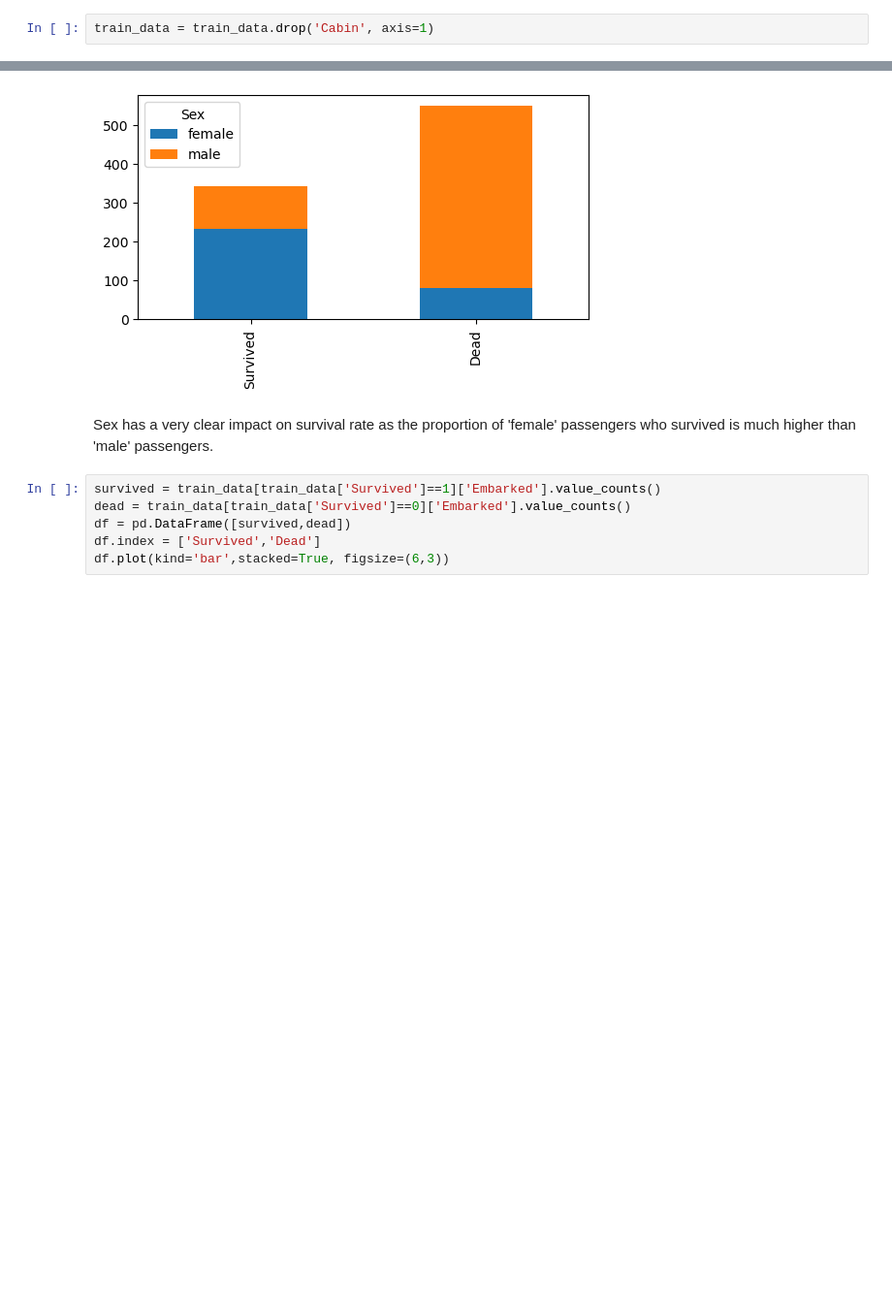
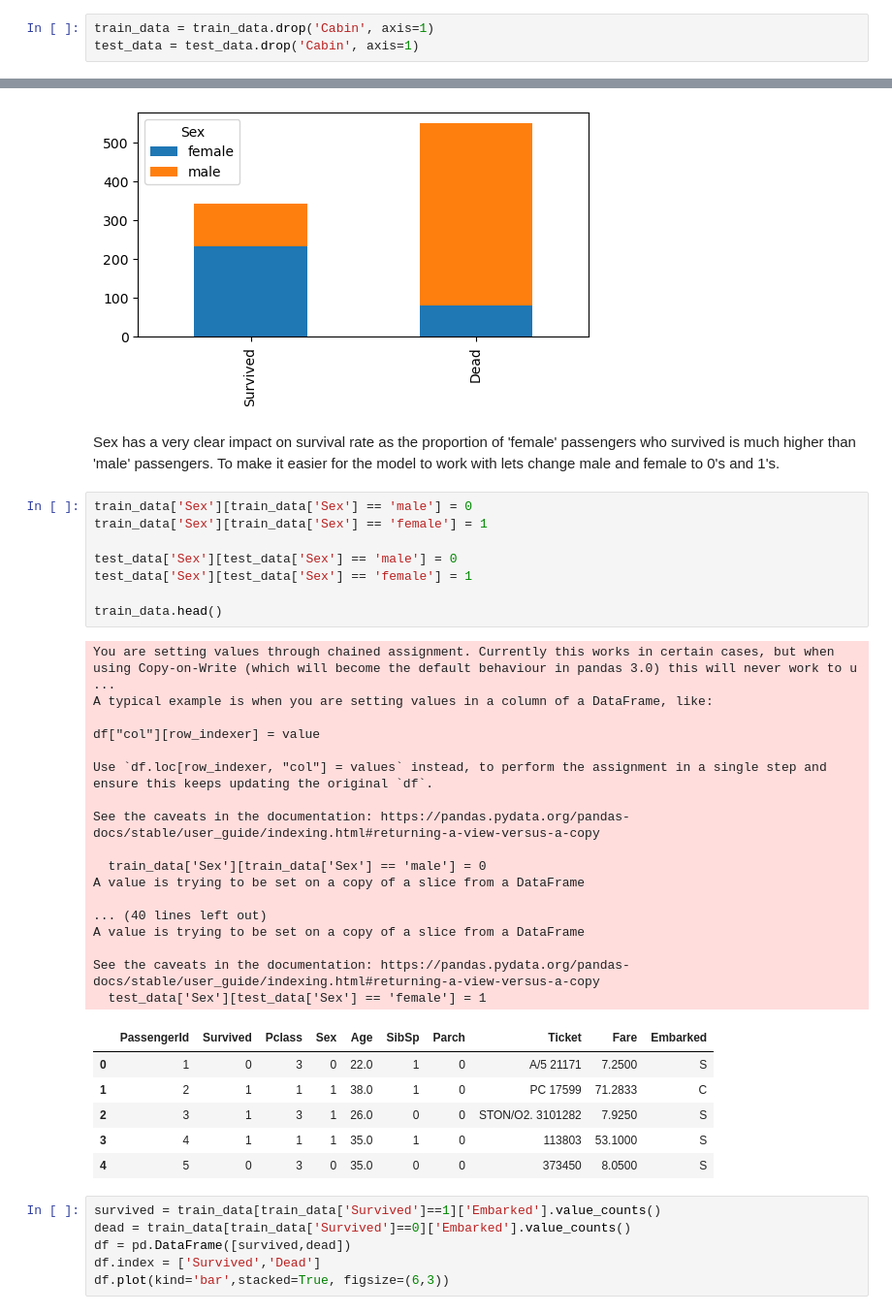
Before and after one commit to danielvasilevko/DataScience_Projects, a Jupyter notebook: Titanic_Survival_Model/Titanic_Survive.ipynb, the cells around one changed output, grey strips where cells are left out. Shown at 97% size. Saved outputs shown, nothing was run; the diff lists cells and outputs as text; blank space fills up the shorter version.

```diff
--- a/Titanic_Survival_Model/Titanic_Survive.ipynb
+++ b/Titanic_Survival_Model/Titanic_Survive.ipynb
@@ -97,6 +109,7 @@ From the look of things the category with the most Null elements is cabin. Now t
 The other category with a lot of nulls is Age. However, considering that 80% of the data is intact and usable the ratio of survivors to dead should be accurately reflected in this category and thus it stays.
 # %%
 train_data = train_data.drop('Cabin', axis=1)
+test_data = test_data.drop('Cabin', axis=1)
 # %% [markdown]
 Now that the data is clean we can see the correlations between each remaining category and whether the person survived. We will first do Qualitative Data then move on to Quantitaive data.
 # %%
@@ -121,7 +134,39 @@ df.plot(kind='bar',stacked=True, figsize=(6,3))
 <Axes: >
 [figure]
 # %% [markdown]
-Sex has a very clear impact on survival rate as the proportion of 'female' passengers who survived is much higher than 'male' passengers.
+Sex has a very clear impact on survival rate as the proportion of 'female' passengers who survived is much higher than 'male' passengers. To make it easier for the model to work with lets change male and female to 0's and 1's.
+# %%
+train_data['Sex'][train_data['Sex'] == 'male'] = 0
+train_data['Sex'][train_data['Sex'] == 'female'] = 1
+
+test_data['Sex'][test_data['Sex'] == 'male'] = 0
+test_data['Sex'][test_data['Sex'] == 'female'] = 1
+
+train_data.head()
+# %% [output]
+You are setting values through chained assignment. Currently this works in certain cases, but when using Copy-on-Write (which will become the default behaviour in pandas 3.0) this will never work to u ...
+A typical example is when you are setting values in a column of a DataFrame, like:
+
+df["col"][row_indexer] = value
+
+Use `df.loc[row_indexer, "col"] = values` instead, to perform the assignment in a single step and ensure this keeps updating the original `df`.
+
+See the caveats in the documentation: https://pandas.pydata.org/pandas-docs/stable/user_guide/indexing.html#returning-a-view-versus-a-copy
+
+  train_data['Sex'][train_data['Sex'] == 'male'] = 0
+A value is trying to be set on a copy of a slice from a DataFrame
+
+... (40 lines left out)
+A value is trying to be set on a copy of a slice from a DataFrame
+
+See the caveats in the documentation: https://pandas.pydata.org/pandas-docs/stable/user_guide/indexing.html#returning-a-view-versus-a-copy
+  test_data['Sex'][test_data['Sex'] == 'female'] = 1
+|  | PassengerId | Survived | Pclass | Sex | Age | SibSp | Parch | Ticket | Fare | Embarked |
+| 0 | 1 | 0 | 3 | 0 | 22.0 | 1 | 0 | A/5 21171 | 7.2500 | S |
+| 1 | 2 | 1 | 1 | 1 | 38.0 | 1 | 0 | PC 17599 | 71.2833 | C |
+| 2 | 3 | 1 | 3 | 1 | 26.0 | 0 | 0 | STON/O2. 3101282 | 7.9250 | S |
+| 3 | 4 | 1 | 1 | 1 | 35.0 | 1 | 0 | 113803 | 53.1000 | S |
+| 4 | 5 | 0 | 3 | 0 | 35.0 | 0 | 0 | 373450 | 8.0500 | S |
 # %%
 survived = train_data[train_data['Survived']==1]['Embarked'].value_counts()
 dead = train_data[train_data['Survived']==0]['Embarked'].value_counts()
```
Also changed, not shown: parts of 15 cells of this notebook, 2 other files.
